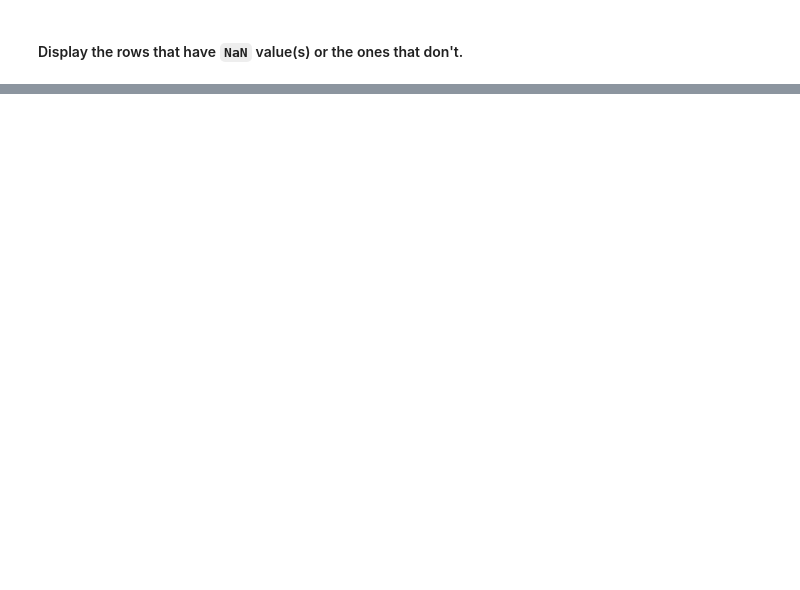
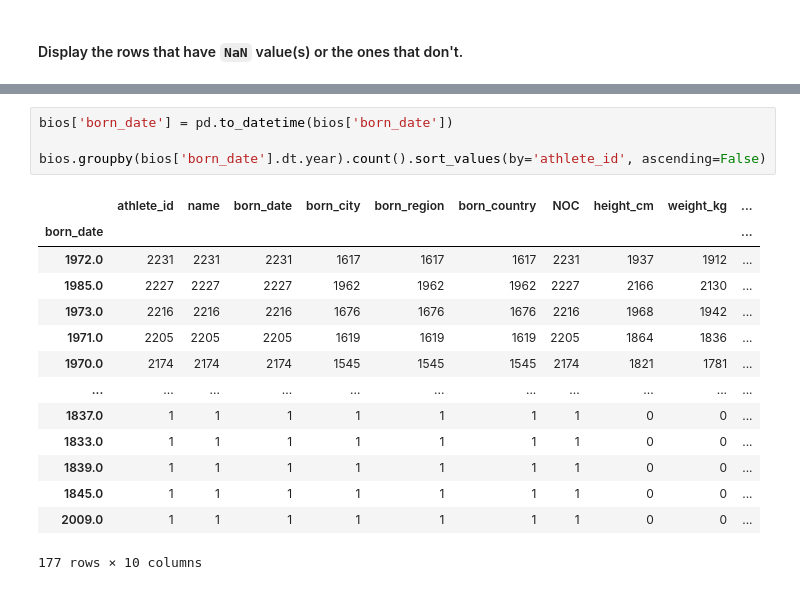
Before and after one commit to p-tsitsekidis/Pandas-Playground, a Jupyter notebook: playground.ipynb, the cells around one changed output, grey strips where cells are left out. Drawn from its saved outputs; the diff is of its cells as text; blank space fills up the shorter version.

```diff
--- a/playground.ipynb
+++ b/playground.ipynb
@@ -1514,0 +1616,19 @@ coffee[coffee['Units Sold'].notna()]
+# %%
+bios['born_date'] = pd.to_datetime(bios['born_date'])
+
+bios.groupby(bios['born_date'].dt.year).count().sort_values(by='athlete_id', ascending=False)
+# %% [output]
+|  | athlete_id | name | born_date | born_city | born_region | born_country | NOC | height_cm | weight_kg | ... |
+| born_date |  |  |  |  |  |  |  |  |  | ... |
+| 1972.0 | 2231 | 2231 | 2231 | 1617 | 1617 | 1617 | 2231 | 1937 | 1912 | ... |
+| 1985.0 | 2227 | 2227 | 2227 | 1962 | 1962 | 1962 | 2227 | 2166 | 2130 | ... |
+| 1973.0 | 2216 | 2216 | 2216 | 1676 | 1676 | 1676 | 2216 | 1968 | 1942 | ... |
+| 1971.0 | 2205 | 2205 | 2205 | 1619 | 1619 | 1619 | 2205 | 1864 | 1836 | ... |
+| 1970.0 | 2174 | 2174 | 2174 | 1545 | 1545 | 1545 | 2174 | 1821 | 1781 | ... |
+| ... | ... | ... | ... | ... | ... | ... | ... | ... | ... | ... |
+| 1837.0 | 1 | 1 | 1 | 1 | 1 | 1 | 1 | 0 | 0 | ... |
+| 1833.0 | 1 | 1 | 1 | 1 | 1 | 1 | 1 | 0 | 0 | ... |
+| 1839.0 | 1 | 1 | 1 | 1 | 1 | 1 | 1 | 0 | 0 | ... |
+| 1845.0 | 1 | 1 | 1 | 1 | 1 | 1 | 1 | 0 | 0 | ... |
+| 2009.0 | 1 | 1 | 1 | 1 | 1 | 1 | 1 | 0 | 0 | ... |
+177 rows × 10 columns
```
Also changed, not shown: parts of 43 cells of this notebook.
